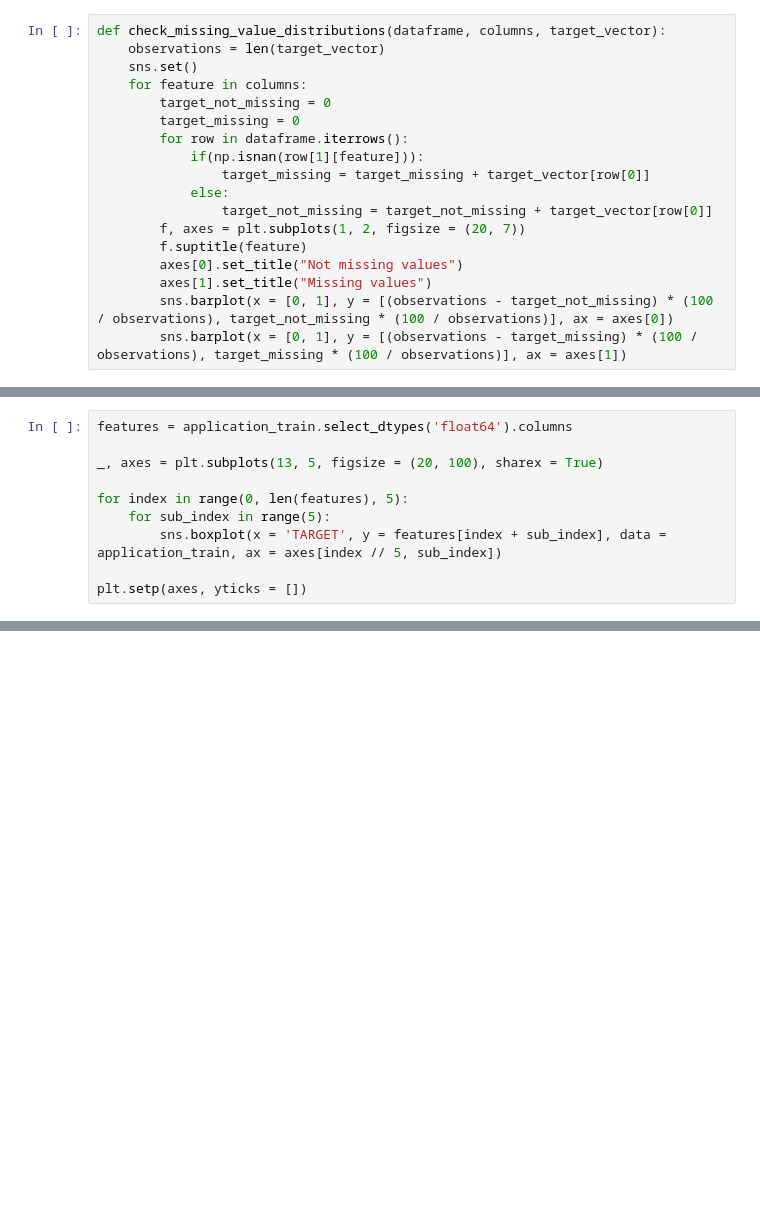
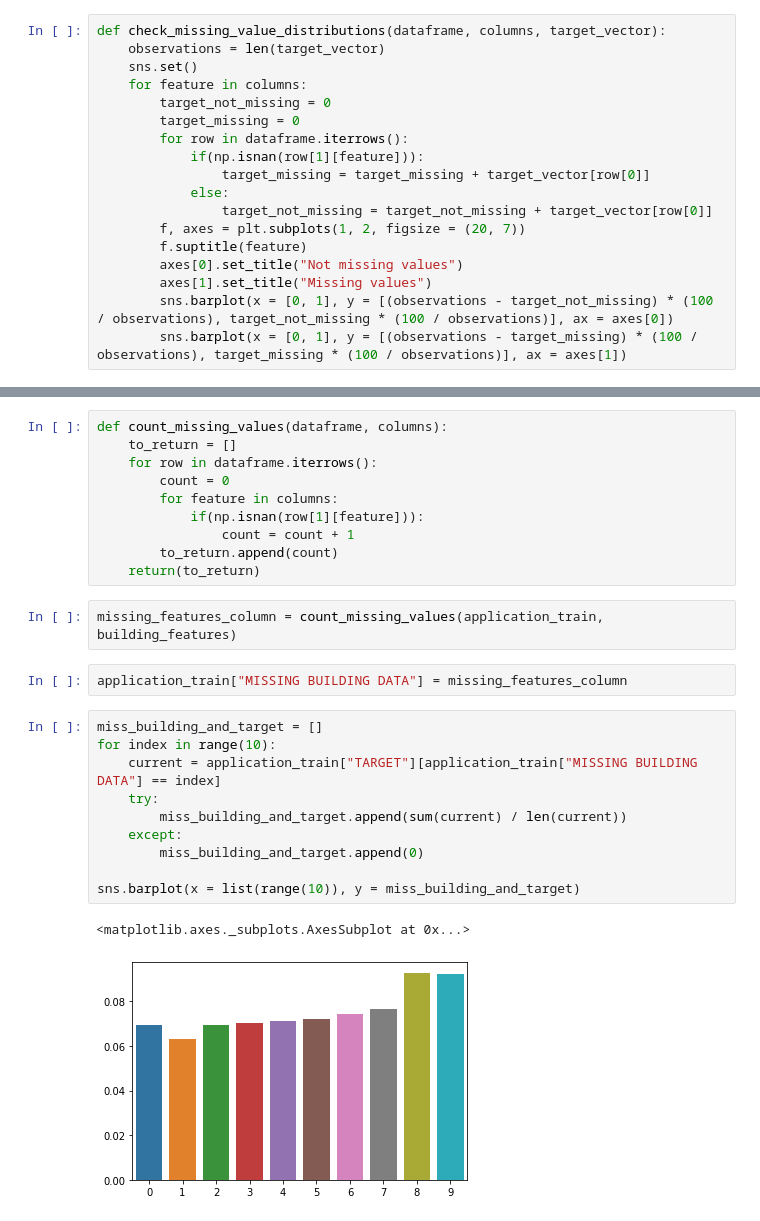
Before and after one commit to Gruntrexpewrus/FDSKagglecompetition, a Jupyter notebook: Home Credit Default Risk.ipynb, the cells around one changed output, grey strips where cells are left out. Drawn from its saved outputs; the diff is of its cells as text; blank space fills up the shorter version.

```diff
--- a/Home Credit Default Risk.ipynb
+++ b/Home Credit Default Risk.ipynb
@@ -271,10 +265,0 @@ check_missing_value_distributions(build_features_data, build_features_data, appl
-# %%
-features = application_train.select_dtypes('float64').columns
-
-_, axes = plt.subplots(13, 5, figsize = (20, 100), sharex = True)
-
-for index in range(0, len(features), 5):
-    for sub_index in range(5):
-        sns.boxplot(x = 'TARGET', y = features[index + sub_index], data = application_train, ax = axes[index // 5, sub_index])
-
-plt.setp(axes, yticks = [])
@@ -370,0 +278,27 @@ reduced_build_data
+# %%
+def count_missing_values(dataframe, columns):
+    to_return = []
+    for row in dataframe.iterrows():
+        count = 0
+        for feature in columns:
+            if(np.isnan(row[1][feature])):
+                count = count + 1
+        to_return.append(count)
+    return(to_return)
+# %%
+missing_features_column = count_missing_values(application_train, building_features)
+# %%
+application_train["MISSING BUILDING DATA"] = missing_features_column
+# %%
+miss_building_and_target = []
+for index in range(10):
+    current = application_train["TARGET"][application_train["MISSING BUILDING DATA"] == index]
+    try:
+        miss_building_and_target.append(sum(current) / len(current))
+    except:
+        miss_building_and_target.append(0)
+
+sns.barplot(x = list(range(10)), y = miss_building_and_target)
+# %% [output]
+<matplotlib.axes._subplots.AxesSubplot at 0x...>
+[figure, added]
```
Also changed, not shown: parts of 79 cells of this notebook.
